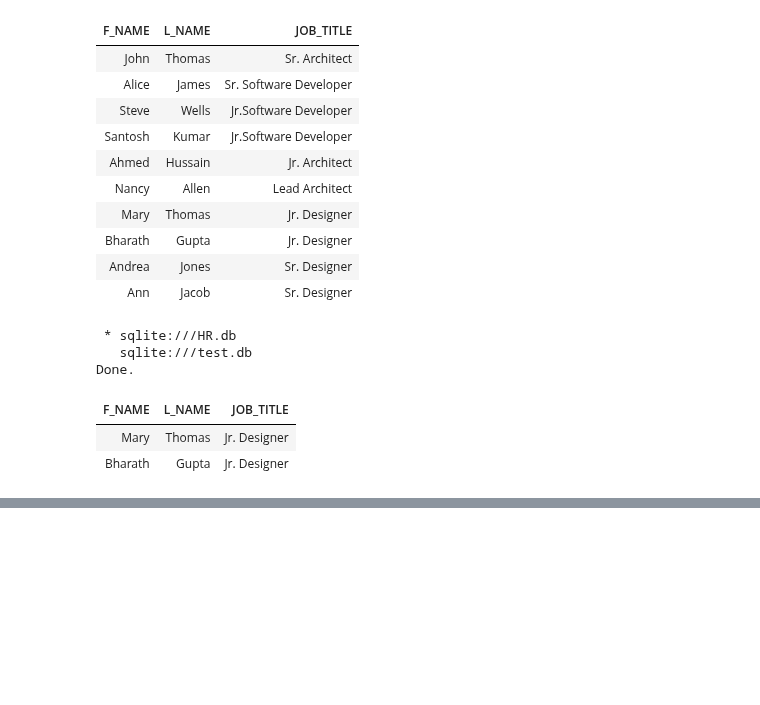
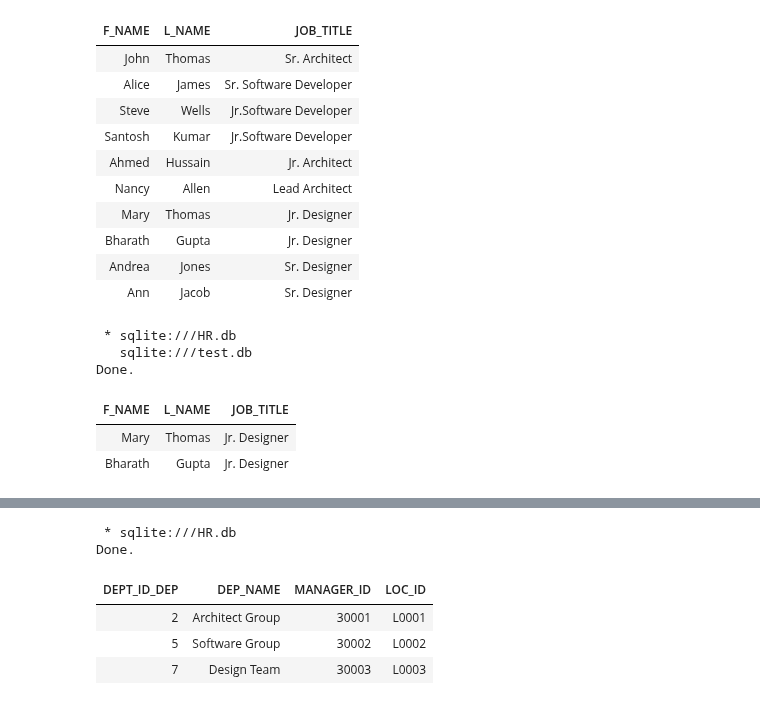
Before and after one commit to Immortal-Pi/IBMdatascience, a Jupyter notebook: Sql/SubQuery&Nested.ipynb, the cells around one changed output, grey strips where cells are left out. Cells and saved outputs as stored; diff of their text form; code cells hidden in the pictures; blank space fills up the shorter version.

```diff
--- a/Sql/SubQuery&Nested.ipynb
+++ b/Sql/SubQuery&Nested.ipynb
@@ -308,0 +317,10 @@ Done.
+# %%
+%%sql
+select * from departments
+# %% [output]
+ * sqlite:///HR.db
+Done.
+| DEPT_ID_DEP | DEP_NAME | MANAGER_ID | LOC_ID |
+| 2 | Architect Group | 30001 | L0001 |
+| 5 | Software Group | 30002 | L0002 |
+| 7 | Design Team | 30003 | L0003 |
```
Also changed, not shown: parts of 5 cells of this notebook.
